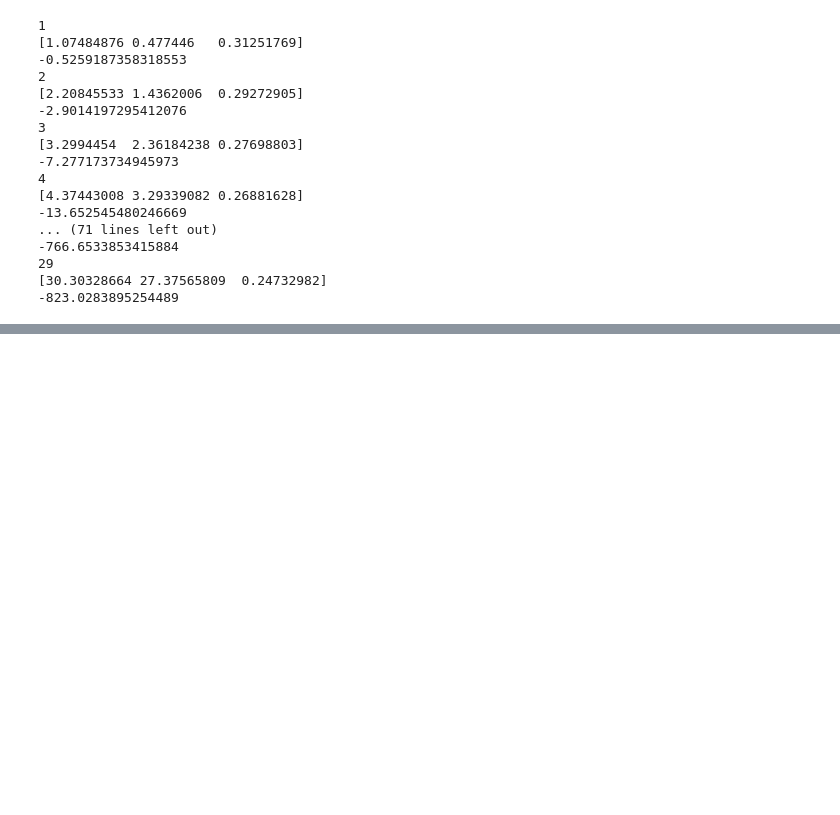
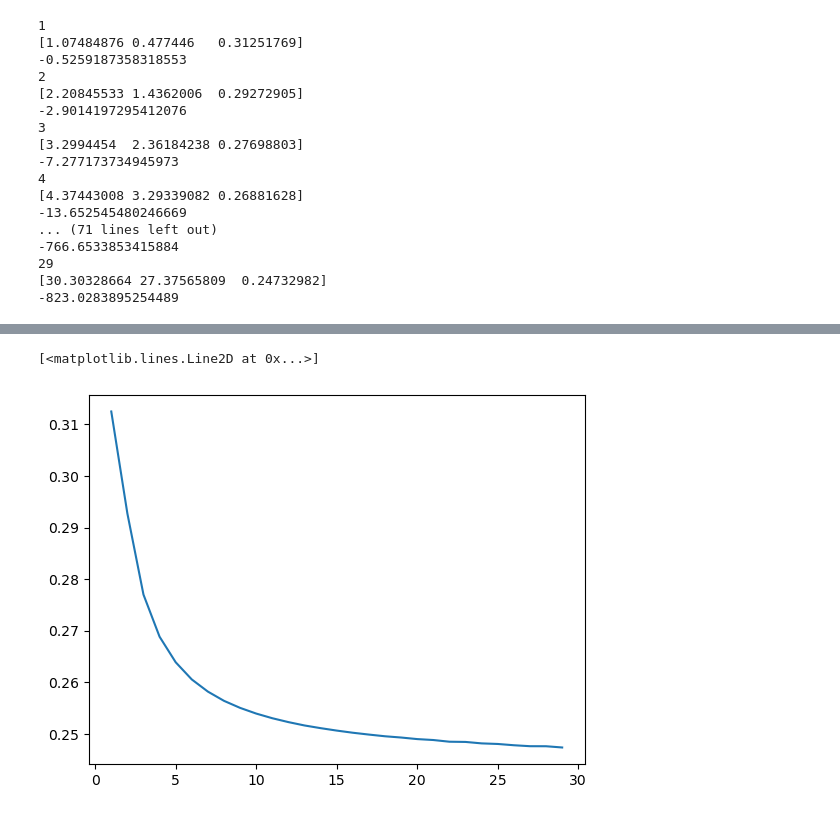
Before and after one commit to LeoMul/HeSymbols, a Jupyter notebook: 3. Two screen + correlation.ipynb, the cells around one changed output, grey strips where cells are left out. Cells and saved outputs as stored; diff of their text form; code cells hidden in the pictures; blank space fills up the shorter version.

```diff
--- a/3. Two screen + correlation.ipynb
+++ b/3. Two screen + correlation.ipynb
@@ -394,0 +417,5 @@ plt.plot(zz, -func_powerlaw(zz,*sol1[0]))
+# %%
+plt.plot(zz,cc,label = 'c*z')
+# %% [output]
+[<matplotlib.lines.Line2D at 0x...>]
+[figure, added]
```
Also changed, not shown: parts of 4 cells of this notebook.
